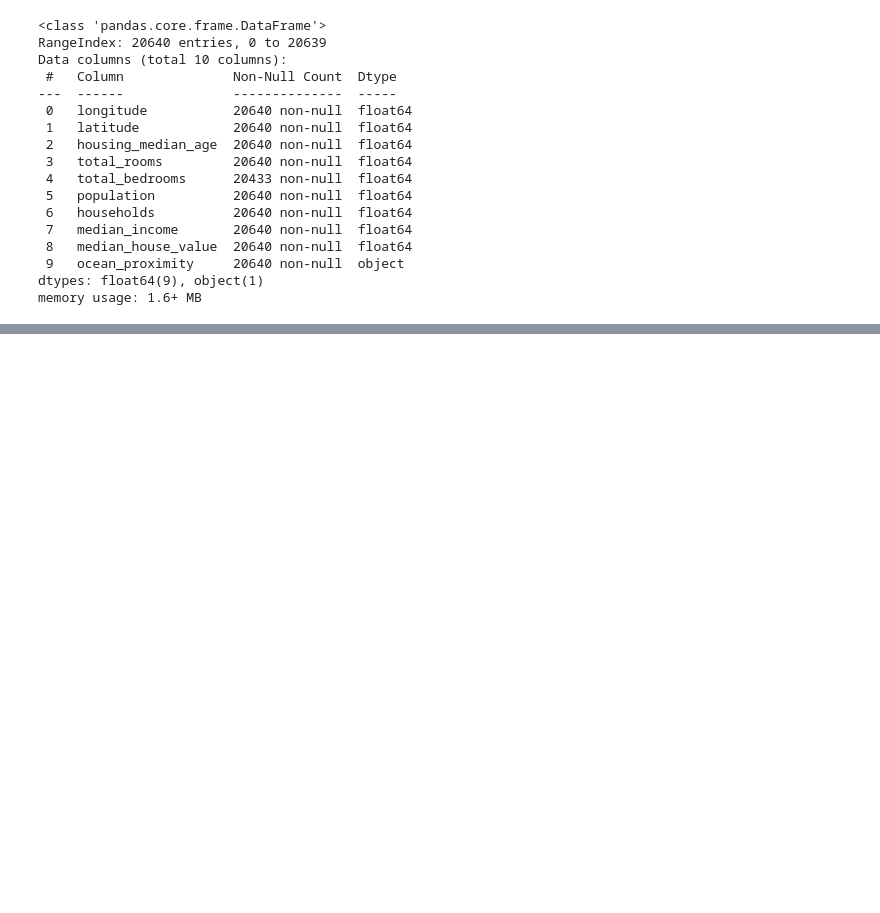
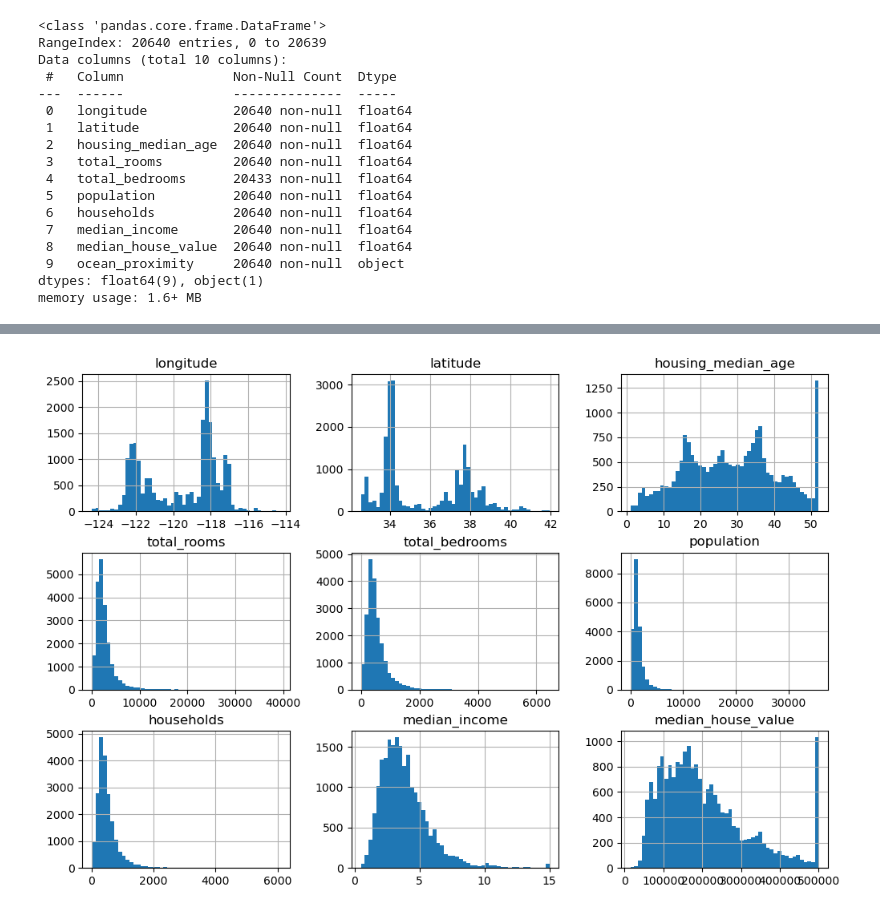
Before and after one commit to supergurj/handsonml, a Jupyter notebook: gs/02.ipynb, the cells around one changed output, grey strips where cells are left out. Cells and saved outputs as stored; diff of their text form; code cells hidden in the pictures; blank space fills up the shorter version.

```diff
--- a/gs/02.ipynb
+++ b/gs/02.ipynb
@@ -37,0 +69,5 @@ memory usage: 1.6+ MB
+# %%
+housing.hist(bins=50, figsize=(12,8))
+plt.show()
+# %% [output]
+[figure, added]
```
Also changed, not shown: parts of 3 cells of this notebook.
